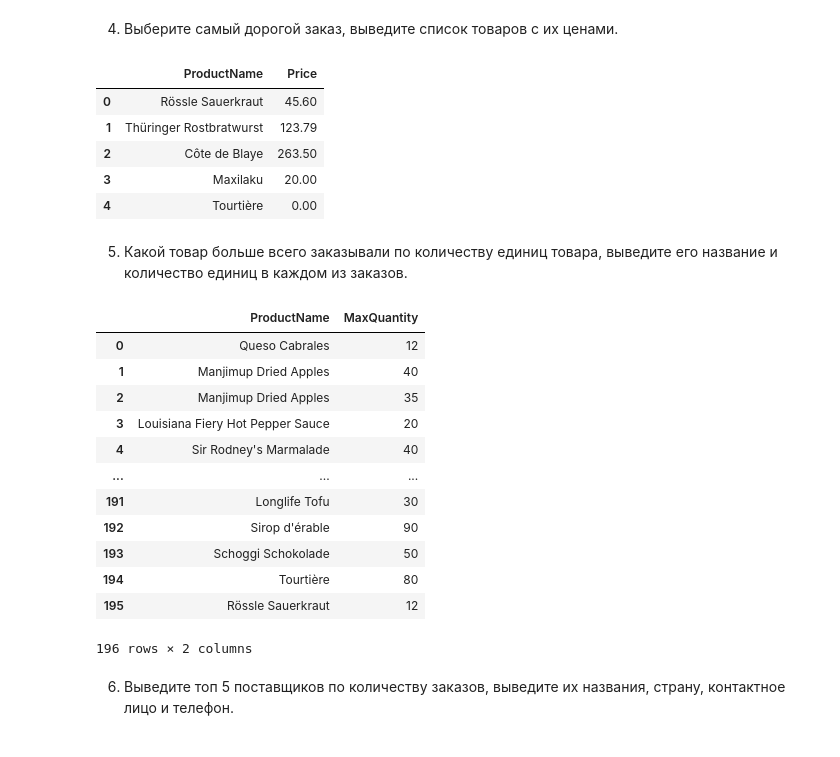
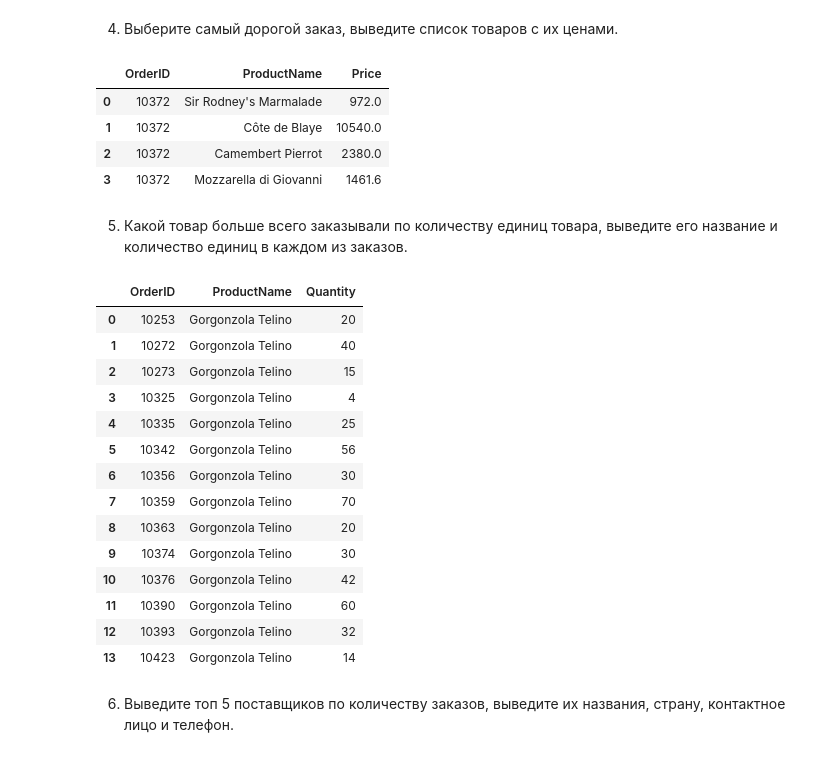
Before and after one commit to xmm5/sql, a Jupyter notebook: hw-01/HW_1_sql.ipynb, the cells around one changed output. Drawn from its saved outputs; the diff is of its cells as text; code cells hidden in the pictures.

```diff
--- a/hw-01/HW_1_sql.ipynb
+++ b/hw-01/HW_1_sql.ipynb
@@ -115,57 +115,75 @@ tasks+=1
 # У некторых товаров цена имеет тип string, например, '15.май'.
 pd.read_sql(
     '''
-    SELECT p.ProductName AS ProductName, CAST(p.Price AS FLOAT) AS Price
+    SELECT
+        od.OrderID,
+        p.ProductName AS ProductName,
+        (CAST(p.Price AS FLOAT) * od.Quantity) AS Price
     FROM OrderDetails AS od, (
-        -- Выбрать самый дорогой заказ.
-        SELECT o.OrderID AS OrderID, SUM(CAST(p.Price AS FLOAT)) as MaxPriceOrder
+        -- Выбрать самый дорогой заказ (сумма цен помноженных на кол-во единиц товара).
+        SELECT
+            o.OrderID AS OrderID,
+            SUM(CAST(p.Price AS FLOAT) * od.Quantity) AS TotalOrderPrice
         FROM Orders AS o
         LEFT JOIN OrderDetails AS od ON od.OrderID = o.OrderID
         LEFT JOIN Products AS p ON p.ProductID = od.ProductID
         GROUP BY o.OrderID
-        ORDER BY MaxPriceOrder DESC
-        LIMIT 1) AS t
+        ORDER BY TotalOrderPrice DESC
+        LIMIT 1
+    ) AS t
     LEFT JOIN Products AS p ON p.ProductID = od.ProductID
-    WHERE od.OrderID = t.OrderID
+    WHERE od.OrderID = t.OrderID;
     ''',
     con,
 )
 # %% [output]
-|  | ProductName | Price |
-| 0 | Rössle Sauerkraut | 45.60 |
-| 1 | Thüringer Rostbratwurst | 123.79 |
-| 2 | Côte de Blaye | 263.50 |
-| 3 | Maxilaku | 20.00 |
-| 4 | Tourtière | 0.00 |
+|  | OrderID | ProductName | Price |
+| 0 | 10372 | Sir Rodney's Marmalade | 972.0 |
+| 1 | 10372 | Côte de Blaye | 10540.0 |
+| 2 | 10372 | Camembert Pierrot | 2380.0 |
+| 3 | 10372 | Mozzarella di Giovanni | 1461.6 |
 # %% [markdown]
 5. Какой товар больше всего заказывали по количеству единиц товара, выведите его название и количество единиц в каждом из заказов.
 # %%
 tasks+=1
 pd.read_sql(
     '''
-    -- Самый часто заказываемый товар в каждом заказе.
-    SELECT p.ProductName, MAX(od.Quantity) AS MaxQuantity
-    FROM OrderDetails AS od
+    SELECT
+        od.OrderID,
+        p.ProductName,
+        od.Quantity
+    FROM OrderDetails AS od, (
+        -- Выбрать самый часто заказываемый товар во всех заказах.
+        SELECT
+            od.ProductID AS ProductID,
+            SUM(od.Quantity) AS SumQuantity
+        FROM OrderDetails AS od
+        GROUP BY od.ProductID
+        ORDER BY SumQuantity DESC
+        LIMIT 1
+    ) AS t
     LEFT JOIN Products AS p ON p.ProductID = od.ProductID
-    GROUP BY od.OrderID
-    ORDER BY od.OrderID ASC, od.Quantity DESC
+    WHERE od.ProductID = t.ProductID
+    ORDER BY od.OrderID ASC;
     ''',
     con,
 )
 # %% [output]
-|  | ProductName | MaxQuantity |
-| 0 | Queso Cabrales | 12 |
-| 1 | Manjimup Dried Apples | 40 |
-| 2 | Manjimup Dried Apples | 35 |
-| 3 | Louisiana Fiery Hot Pepper Sauce | 20 |
-| 4 | Sir Rodney's Marmalade | 40 |
-| ... | ... | ... |
-| 191 | Longlife Tofu | 30 |
-| 192 | Sirop d'érable | 90 |
-| 193 | Schoggi Schokolade | 50 |
-| 194 | Tourtière | 80 |
-| 195 | Rössle Sauerkraut | 12 |
+|  | OrderID | ProductName | Quantity |
+| 0 | 10253 | Gorgonzola Telino | 20 |
+| 1 | 10272 | Gorgonzola Telino | 40 |
+| 2 | 10273 | Gorgonzola Telino | 15 |
+| 3 | 10325 | Gorgonzola Telino | 4 |
+| 4 | 10335 | Gorgonzola Telino | 25 |
+| 5 | 10342 | Gorgonzola Telino | 56 |
+| 6 | 10356 | Gorgonzola Telino | 30 |
+| 7 | 10359 | Gorgonzola Telino | 70 |
+| 8 | 10363 | Gorgonzola Telino | 20 |
+| 9 | 10374 | Gorgonzola Telino | 30 |
+| 10 | 10376 | Gorgonzola Telino | 42 |
+| 11 | 10390 | Gorgonzola Telino | 60 |
+| 12 | 10393 | Gorgonzola Telino | 32 |
+| 13 | 10423 | Gorgonzola Telino | 14 |
-196 rows × 2 columns
 # %% [markdown]
 6. Выведите топ 5 поставщиков по количеству заказов, выведите их названия, страну, контактное лицо и телефон.
 # %%
```
Also changed, not shown: parts of 7 cells of this notebook.
